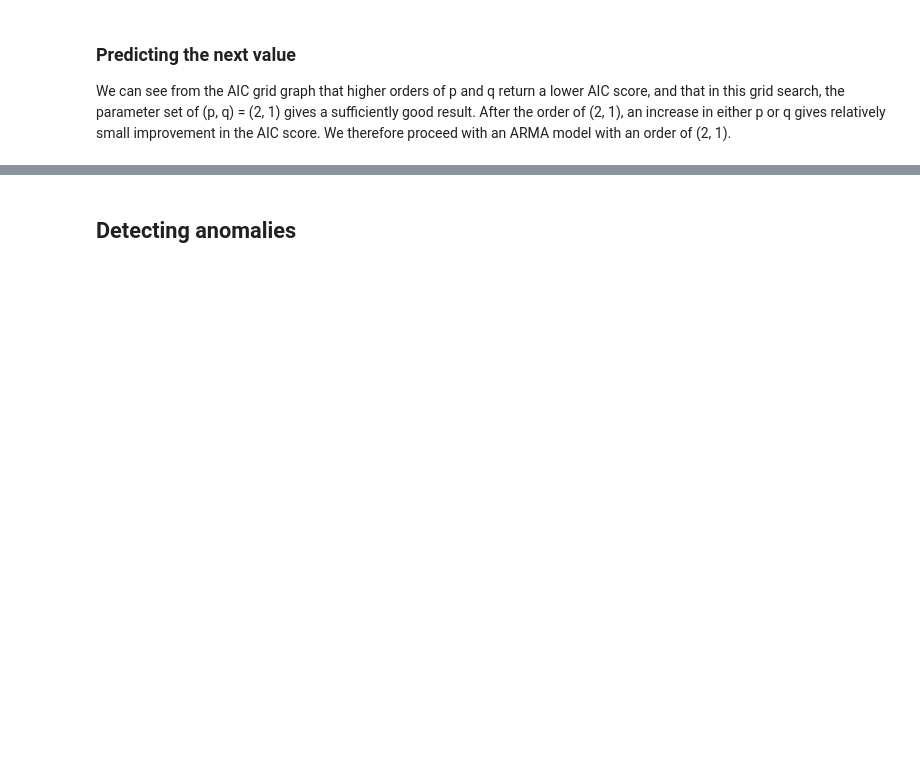
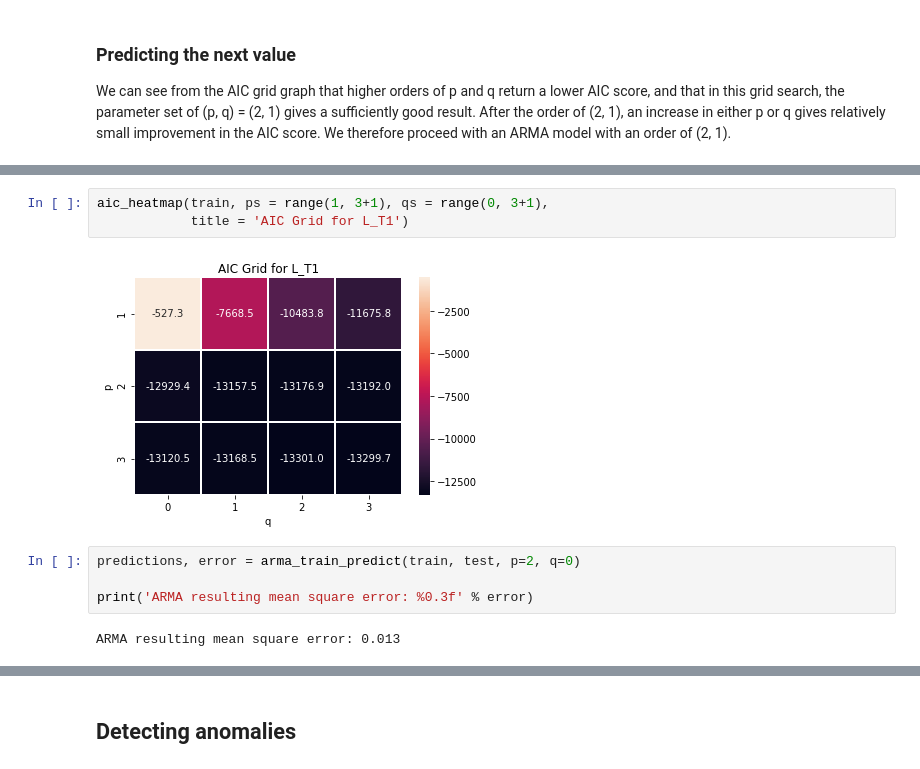
Before and after one commit to chengh42/Cyber-Data-Analytics, a Jupyter notebook: batadal/Task2_ARMA.ipynb, the cells around one changed output, grey strips where cells are left out. Drawn from its saved outputs; the diff is of its cells as text; blank space fills up the shorter version.

```diff
--- a/batadal/Task2_ARMA.ipynb
+++ b/batadal/Task2_ARMA.ipynb
@@ -117,0 +146,11 @@ Text(0.5, 0, 'Time (hr)')
+# %%
+aic_heatmap(train, ps = range(1, 3+1), qs = range(0, 3+1),
+            title = 'AIC Grid for L_T1')
+# %% [output]
+[figure, added]
+# %%
+predictions, error = arma_train_predict(train, test, p=2, q=0)
+
+print('ARMA resulting mean square error: %0.3f' % error)
+# %% [output]
+ARMA resulting mean square error: 0.013
```
Also changed, not shown: parts of 29 cells of this notebook.
